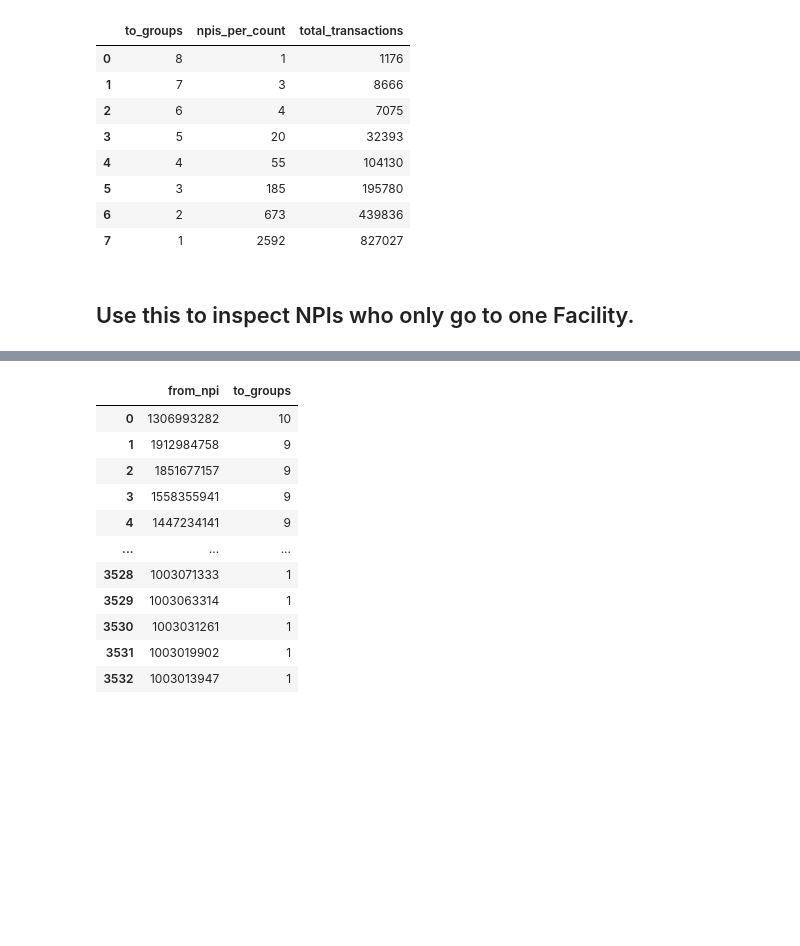
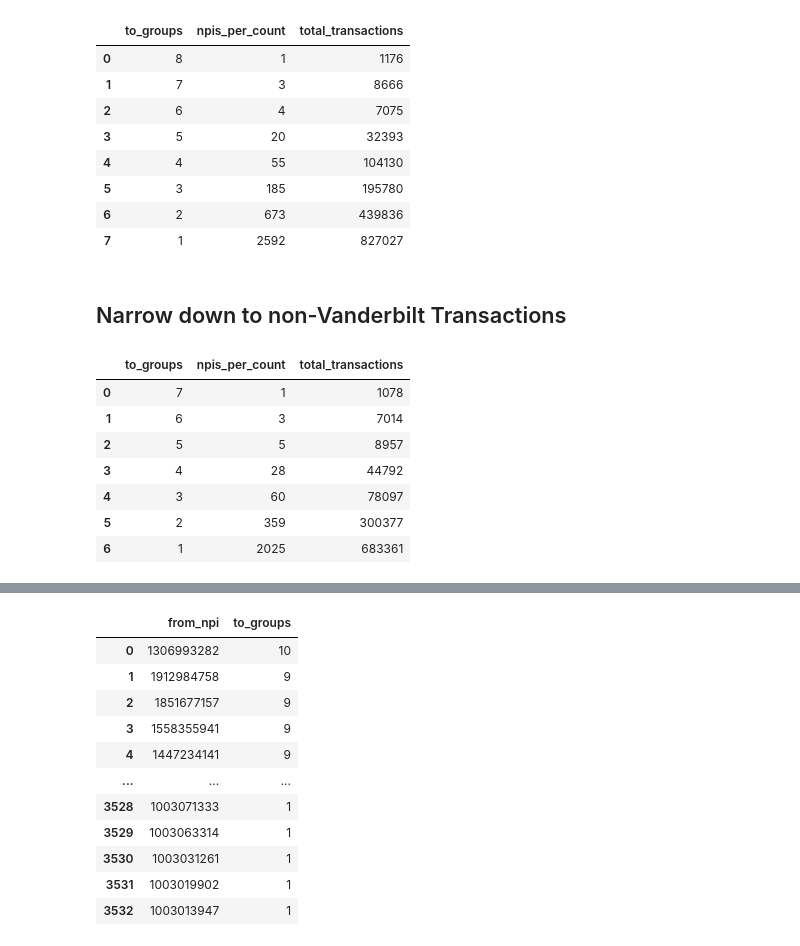
Before and after one commit to nss-data-science-cohort-4/hcbb_hop_team-3m, a Jupyter notebook: notebooks/hcbb_parker04_final_exploration.ipynb, the cells around one changed output, grey strips where cells are left out. Drawn from its saved outputs; the diff is of its cells as text; code cells hidden in the pictures; blank space fills up the shorter version.

```diff
--- a/notebooks/hcbb_parker04_final_exploration.ipynb
+++ b/notebooks/hcbb_parker04_final_exploration.ipynb
@@ -198,5 +303,33 @@ display(test_df)
 | 5 | 3 | 185 | 195780 |
 | 6 | 2 | 673 | 439836 |
 | 7 | 1 | 2592 | 827027 |
-# %% [markdown]
-## Use this to inspect NPIs who only go to one Facility.
+# %% [markdown]
+## Narrow down to non-Vanderbilt Transactions
+# %%
+# Find count of NPIs sending to multiples of facility groups
+with sqlite3.connect('../data/hcbb.sqlite') as db :
+    query = """
+        WITH CTE AS (
+            SELECT from_npi, COUNT(DISTINCT to_facility_group) AS to_groups, SUM(transaction_count) AS npi_transactions
+            FROM referrals
+            WHERE to_facility_group <> 'Vanderbilt University Medical Center'
+            GROUP BY from_npi
+        )
+        SELECT to_groups, COUNT(to_groups) AS npis_per_count, SUM(npi_transactions) AS total_transactions
+        FROM CTE
+        GROUP BY to_groups
+        ORDER BY to_groups DESC
+        """
+
+    test_df = pd.read_sql(query, db)
+
+display(test_df)
+# %% [output]
+|  | to_groups | npis_per_count | total_transactions |
+| 0 | 7 | 1 | 1078 |
+| 1 | 6 | 3 | 7014 |
+| 2 | 5 | 5 | 8957 |
+| 3 | 4 | 28 | 44792 |
+| 4 | 3 | 60 | 78097 |
+| 5 | 2 | 359 | 300377 |
+| 6 | 1 | 2025 | 683361 |
```
Also changed, not shown: parts of 12 cells of this notebook.
